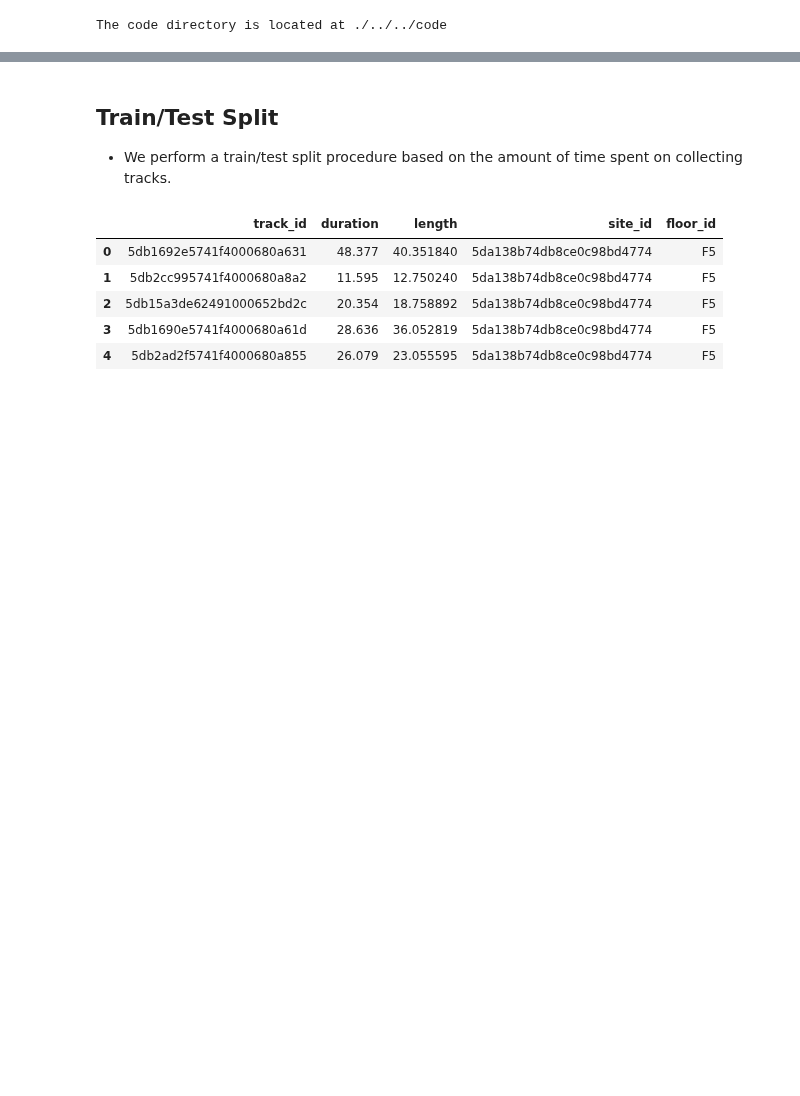
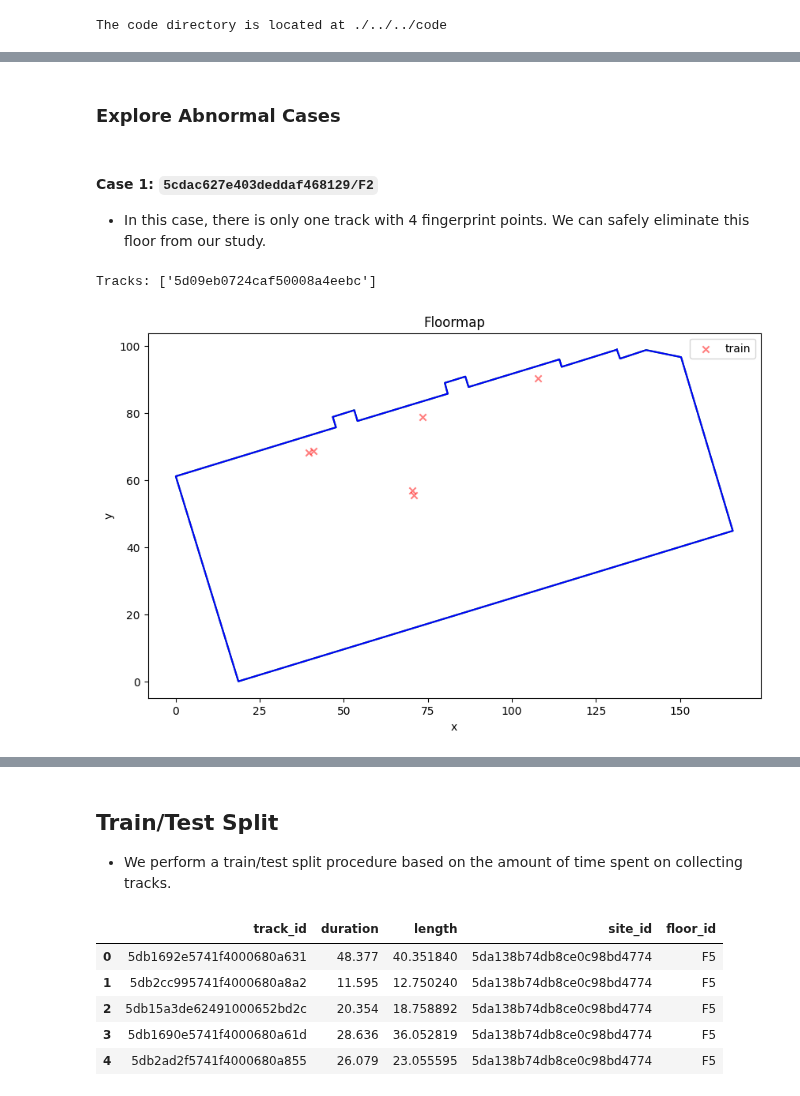
Before and after one commit to hungnd11/my-thesis, a Jupyter notebook: code/notebooks/experiment_setup.ipynb, the cells around one changed output, grey strips where cells are left out. Cells and saved outputs as stored; diff of their text form; code cells hidden in the pictures; blank space fills up the shorter version.

```diff
--- a/code/notebooks/experiment_setup.ipynb
+++ b/code/notebooks/experiment_setup.ipynb
@@ -33,4 +45,0 @@ from py_indoor_loc.extract.wifi_fingerprint import extract_fingerprint_df
-# %%
-site_id = "5da138b74db8ce0c98bd4774"
-floor_id = "B1"
-data_dir = "../../data/wifi_fingerprint_manual/train"
@@ -174,0 +50,3 @@ print(f"Coverage percentage: {coverage_pct * 100:.2f}%")
+# %%
+data_dir = "../../data/wifi_fingerprint_manual/train"
+metadata_dir = "../../data/metadata"
@@ -174,0 +166,4 @@ print(f"Coverage percentage: {coverage_pct * 100:.2f}%")
+# %%
+def list_tracks(site_id: str, floor_id: str, data_dir: str) -> list[str]:
+  return [os.path.basename(track_path)[:-len("_wifi_fingerprint.csv")]
+          for track_path in glob(os.path.join(data_dir, site_id, floor_id) + "/*_wifi_fingerprint.csv")]
@@ -174,0 +283,57 @@ print(f"Coverage percentage: {coverage_pct * 100:.2f}%")
+# %% [markdown]
+### Explore Abnormal Cases
+# %%
+abnormal_cases = [
+  ("5cdac627e403deddaf468129", "F2"),
+  ("5cd56c27e2acfd2d33b6d4c3", "B1"),
+  ("5cd56b63e2acfd2d33b591c2", "F6"),
+  ("5cd56b9be2acfd2d33b5fa9d", "F5"),
+]
+# %% [markdown]
+#### Case 1: `5cdac627e403deddaf468129/F2`
+
+* In this case, there is only one track with 4 fingerprint points. We can safely eliminate this floor from our study.
+# %%
+site_id, floor_id = abnormal_cases[0]
+
+floor_info, floor_map = read_floor_data(os.path.join(metadata_dir, site_id, floor_id))
+
+transform_func = lambda coords: coords
+
+(
+  floor_polygons,
+  store_polygons,
+  x_min,
+  y_min,
+  x_max,
+  y_max,
+  width_meter,
+  height_meter,
+) = extract_floor_map_geometries(floor_map, floor_info, transform=transform_func)
+fingerprint_locations = read_fingerprint_locations(site_id, floor_id, data_dir)
+print("Tracks:", list_tracks(site_id, floor_id, data_dir))
+
+# Visualization
+fig, ax = plt.subplots(1, 1, figsize=(10, 6))
+
+for floor_polygon in floor_polygons:
+  x, y = floor_polygon.exterior.xy
+  ax.plot(x, y, color="green")
+
+for store_polygon in store_polygons:
+  x, y = store_polygon.exterior.xy
+  ax.plot(x, y, color="blue")
+
+ax.set_xlabel("x")
+ax.set_ylabel("y")
+ax.set_title("Floormap")
+
+ax.scatter(fingerprint_locations[:, 0], fingerprint_locations[:, 1], marker="x", color="red", label="train", alpha=.5)
+
+ax.legend()
+
+plt.ticklabel_format(useOffset=False)
+plt.show()
+# %% [output]
+Tracks: ['5d09eb0724caf50008a4eebc']
+[figure, added]
```
Also changed, not shown: parts of 91 cells of this notebook, 2 other files.
